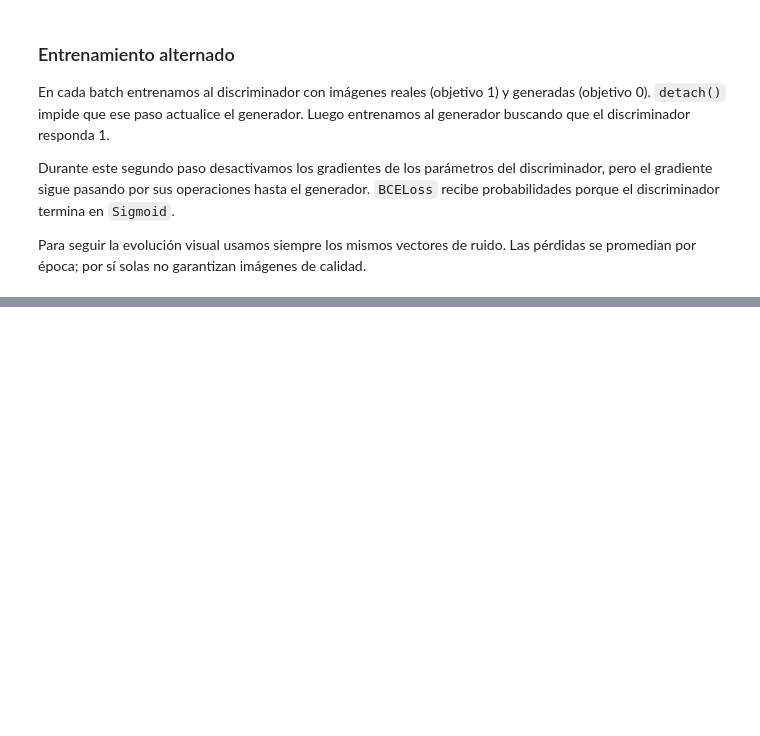
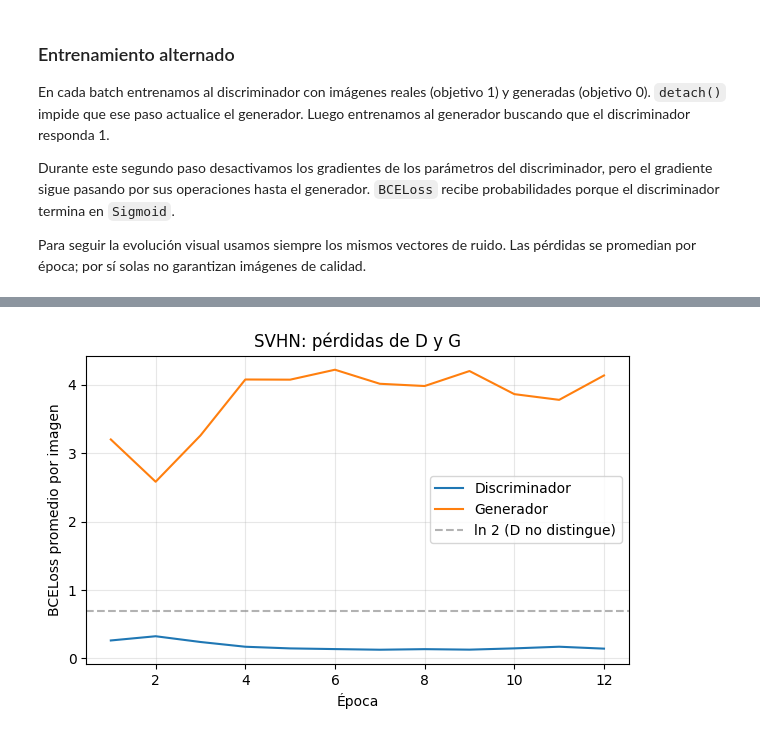
Before and after one commit to rodrigobeniteza/ORT-AI, a Jupyter notebook: AI Generativa/Practicos/Práctico 5/dcgan-fmnist.ipynb, the cells around one changed output, grey strips where cells are left out. Drawn from its saved outputs; the diff is of its cells as text; code cells hidden in the pictures; blank space fills up the shorter version.

```diff
--- a/AI Generativa/Practicos/Práctico 5/dcgan-fmnist.ipynb
+++ b/AI Generativa/Practicos/Práctico 5/dcgan-fmnist.ipynb
@@ -775,0 +776,15 @@ Imágenes generadas: (64, 3, 32, 32)
+# %%
+epochs = range(1, len(history_svhn['g_loss']) + 1)
+
+plt.figure(figsize=(7, 4))
+plt.plot(epochs, history_svhn['d_loss'], label='Discriminador')
+plt.plot(epochs, history_svhn['g_loss'], label='Generador')
+plt.axhline(math.log(2), color='gray', ls='--', alpha=0.6, label='ln 2 (D no distingue)')
+plt.xlabel('Época')
+plt.ylabel('BCELoss promedio por imagen')
+plt.title('SVHN: pérdidas de D y G')
+plt.legend()
+plt.grid(alpha=0.3)
+plt.show()
+# %% [output]
+[figure, added]
```
Also changed, not shown: parts of 12 cells of this notebook.
